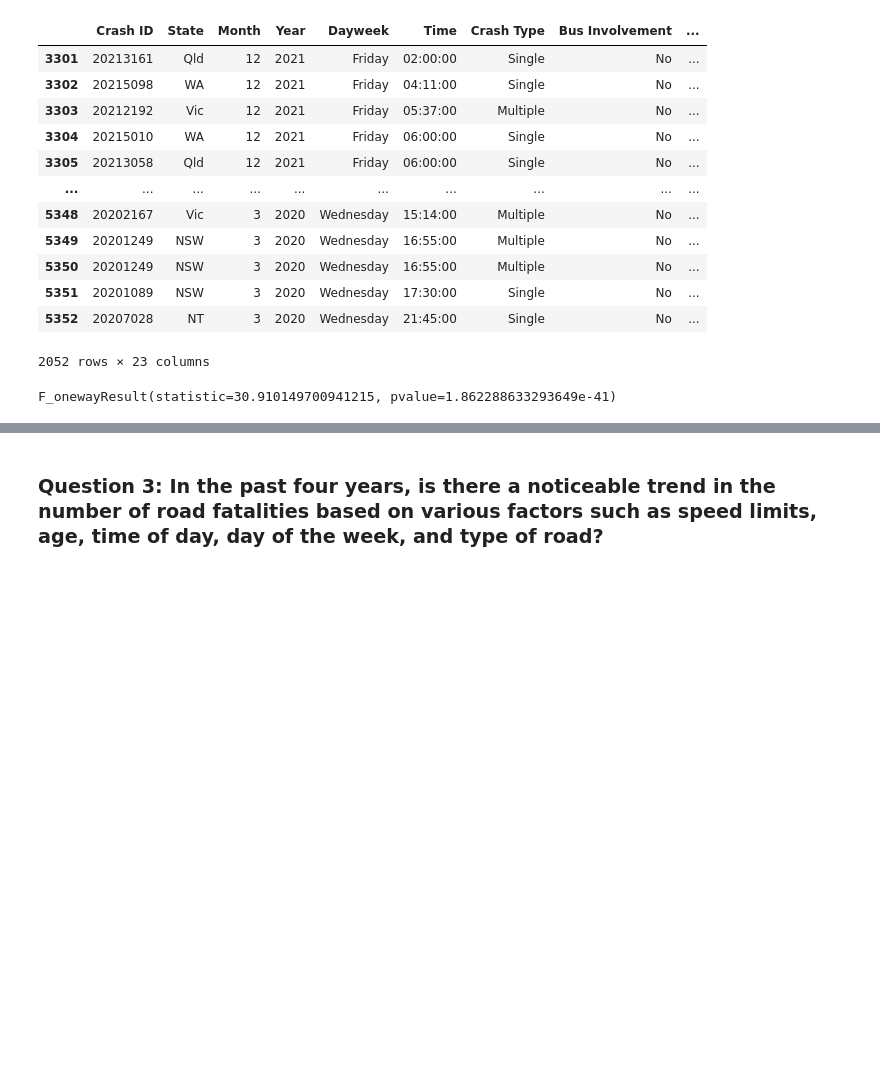
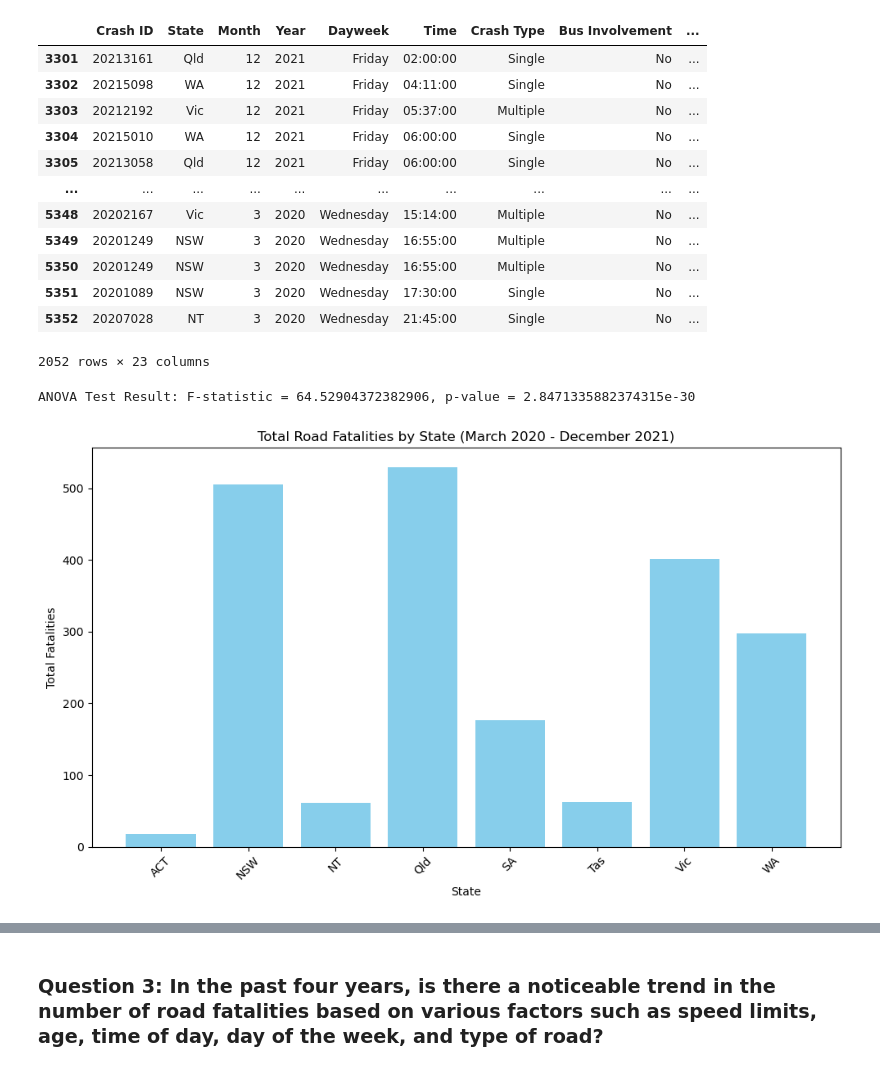
Before and after one commit to Yukitoshi12345/Australia-Road-Fatality, a Jupyter notebook: main.ipynb, the cells around one changed output, grey strips where cells are left out. Saved outputs shown, nothing was run; the diff lists cells and outputs as text; code cells hidden in the pictures; blank space fills up the shorter version.

Commit message:
completed ANOVA

```diff
--- a/main.ipynb
+++ b/main.ipynb
@@ -25,10 +25,12 @@ df_fatalities.head()
 5 rows × 23 columns
 # %%
 df_fatalities_clean = df_fatalities.copy()
+# %%
+df_fatalities_clean = df_fatalities.replace(-9, pd.NA).fillna(pd.NA)
 # %%
 # Removing the incomplete data for the year 2024
 # Keeping only the data up to the most recent complete year, which is 2023
-df_fatalities_clean = df_fatalities.loc[df_fatalities['Year'] != 2024]
+df_fatalities_clean = df_fatalities_clean.loc[df_fatalities['Year'] != 2024]
 
 # Displaying the cleaned DataFrame
 df_fatalities_clean
@@ -197,14 +199,38 @@ covid_lockdown_data
 | 5351 | 20201089 | NSW | 3 | 2020 | Wednesday | 17:30:00 | Single | No | ... |
 | 5352 | 20207028 | NT | 3 | 2020 | Wednesday | 21:45:00 | Single | No | ... |
 2052 rows × 23 columns
-# %%
-
-# Group the data by State and Month, and calculate the number of fatalities per month for each state
-monthly_fatalities_by_state = covid_lockdown_data.groupby(['State', 'Year', 'Month']).size().unstack(fill_value=0)
-
-# Performing ANOVA test across the states to check for variance in fatalities
-anova_result = st.f_oneway(*monthly_fatalities_by_state.values)
-
-anova_result
-# %% [output]
-F_onewayResult(statistic=30.910149700941215, pvalue=1.862288633293649e-41)
+# %%
+# Group by 'State', 'Year', 'Month' and count the number of fatalities
+df_fatalities_covid_grouped = covid_lockdown_data.groupby(['State', 'Year', 'Month']).size().reset_index(name='Fatalities')
+
+# Pivot the data for ANOVA test, where each state's monthly fatalities will be in separate columns
+df_fatalities_pivot = df_fatalities_covid_grouped.pivot(index=['Year', 'Month'], columns='State', values='Fatalities')
+
+# Drop rows with NaN values to ensure a valid ANOVA test
+df_fatalities_pivot_clean = df_fatalities_pivot.dropna()
+
+# Perform the ANOVA test across all states
+anova_result = st.f_oneway(*[df_fatalities_pivot_clean[state] for state in df_fatalities_pivot_clean.columns])
+
+# Display the ANOVA result
+print(f"ANOVA Test Result: F-statistic = {anova_result.statistic}, p-value = {anova_result.pvalue}")
+# %% [output]
+ANOVA Test Result: F-statistic = 64.52904372382906, p-value = 2.8471335882374315e-30
+# %%
+# Bar plot: Total number of fatalities per state during the lockdown period (March 2020 to December 2021)
+
+# Summing up fatalities for each state over the lockdown period
+fatalities_by_state = df_fatalities_covid_grouped.groupby('State')['Fatalities'].sum().reset_index()
+
+# Plotting the bar plot
+plt.figure(figsize=(10, 6))
+plt.bar(fatalities_by_state['State'], fatalities_by_state['Fatalities'], color='skyblue')
+
+plt.title('Total Road Fatalities by State (March 2020 - December 2021)')
+plt.xlabel('State')
+plt.ylabel('Total Fatalities')
+plt.xticks(rotation=45)
+plt.tight_layout()
+plt.show()
+# %% [output]
+[figure, added]
```
Also changed, not shown: parts of 3 cells of this notebook, 9 other files.
